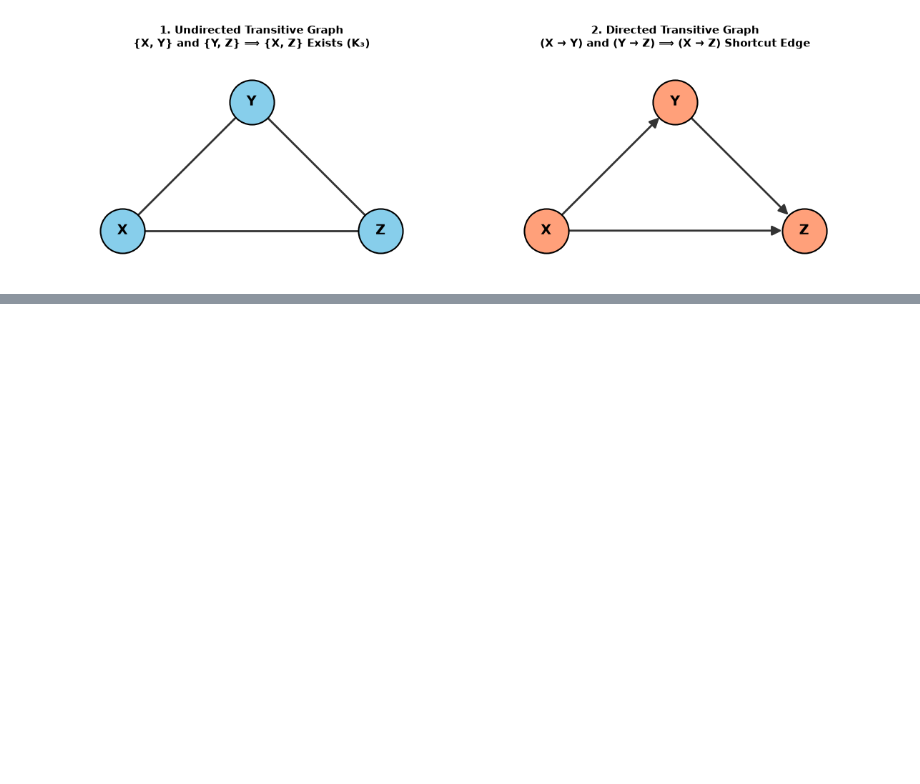
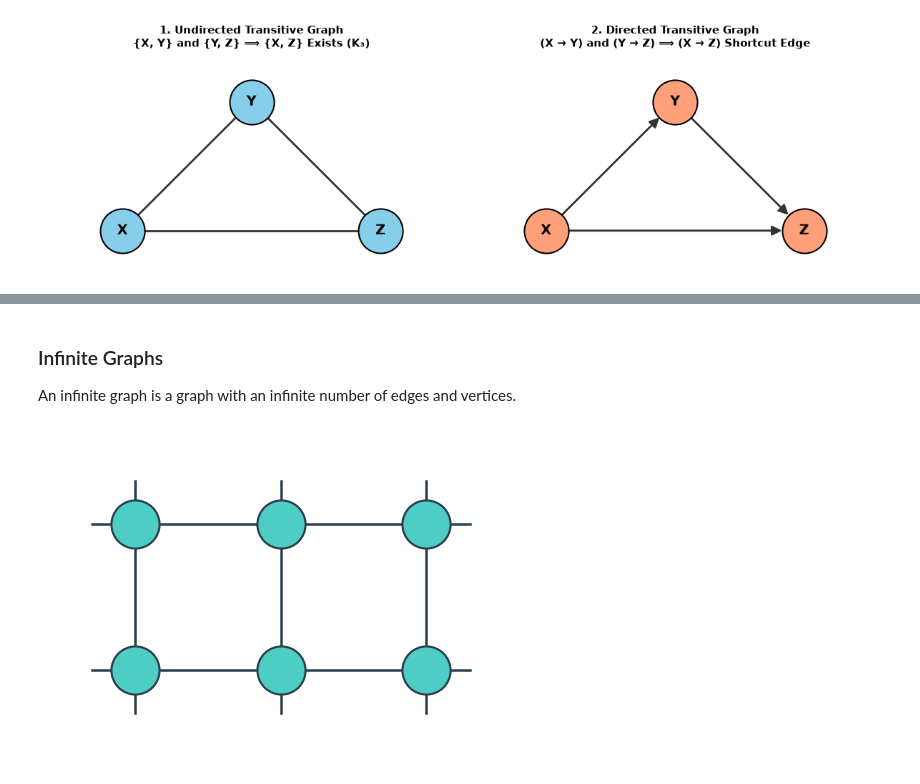
Before and after one commit to Jazzwal4980/hon498-discrete-structures-in-real-world-data, a Jupyter notebook: GROUP_REPORT_ONE/Part1_GettingToKnowGraphs_SecondHalf.ipynb, the cells around one changed output, grey strips where cells are left out. Saved outputs shown, nothing was run; the diff lists cells and outputs as text; code cells hidden in the pictures; blank space fills up the shorter version.

```diff
--- a/GROUP_REPORT_ONE/Part1_GettingToKnowGraphs_SecondHalf.ipynb
+++ b/GROUP_REPORT_ONE/Part1_GettingToKnowGraphs_SecondHalf.ipynb
@@ -847,0 +1196,61 @@ plt.show()
+# %% [markdown]
+### Infinite Graphs
+An infinite graph is a graph with an infinite number of edges and vertices.
+# %%
+import matplotlib.pyplot as plt
+import networkx as nx
+
+# Create a smaller 2x3 grid graph (2 rows, 3 columns)
+rows, cols = 2, 3
+G = nx.grid_2d_graph(rows, cols)
+
+# Define explicit 2D grid coordinates for positions
+pos = {(r, c): (c, rows - 1 - r) for r in range(rows) for c in range(cols)}
+
+fig, ax = plt.subplots(figsize=(7, 3.5))
+
+# Draw inner grid edges with a custom dark slate color
+edge_color = "#2C3E50"
+nx.draw_networkx_edges(
+    G, pos, ax=ax, width=1.8, edge_color=edge_color, style="solid"
+)
+
+# Draw extended "stub" lines along the boundary with smaller stubs
+stub_length = 0.3
+for r in range(rows):
+    for c in range(cols):
+        x, y = pos[(r, c)]
+        # Top boundary stubs
+        if r == 0:
+            ax.plot([x, x], [y, y + stub_length], color=edge_color, lw=1.8)
+        # Bottom boundary stubs
+        if r == rows - 1:
+            ax.plot([x, x], [y, y - stub_length], color=edge_color, lw=1.8)
+        # Left boundary stubs
+        if c == 0:
+            ax.plot([x, x - stub_length], [y, y], color=edge_color, lw=1.8)
+        # Right boundary stubs
+        if c == cols - 1:
+            ax.plot([x, x + stub_length], [y, y], color=edge_color, lw=1.8)
+
+# Draw circular nodes with a soft teal color and dark border outline
+nx.draw_networkx_nodes(
+    G,
+    pos,
+    ax=ax,
+    node_size=1200,
+    node_color="#4ECDC4",
+    edgecolors=edge_color,
+    linewidths=1.5,
+)
+
+# Set equal aspect ratio and margins for the smaller canvas
+ax.set_aspect("equal")
+ax.set_xlim(-0.6, cols - 1 + 0.6)
+ax.set_ylim(-0.6, rows - 1 + 0.6)
+ax.axis("off")
+
+plt.tight_layout()
+plt.show()
+# %% [output]
+[figure, added]
```
Also changed, not shown: parts of 18 cells of this notebook.
